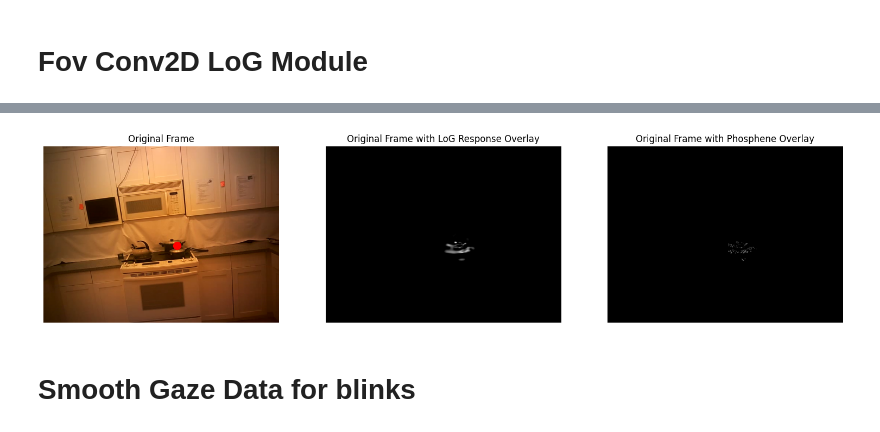
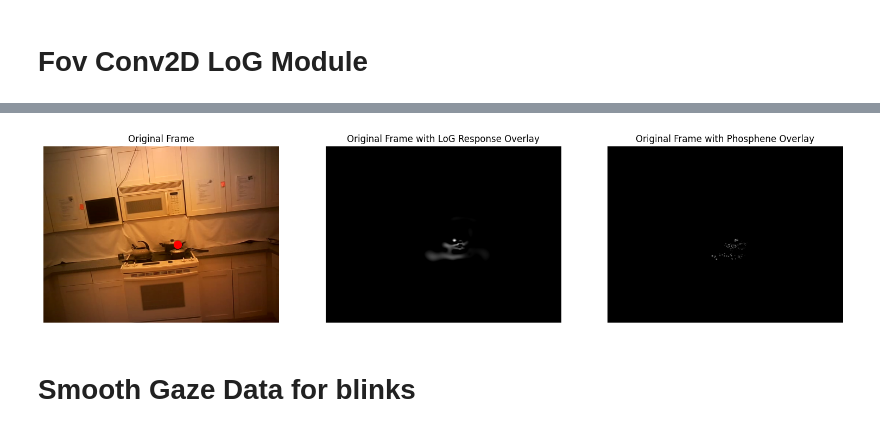
Before and after one commit to MichelleAppel/SCAPE, a Jupyter notebook: notebooks/gaze_demo.ipynb, the cells around one changed output, grey strips where cells are left out. Drawn from its saved outputs; the diff is of its cells as text; code cells hidden in the pictures.

```diff
--- a/notebooks/gaze_demo.ipynb
+++ b/notebooks/gaze_demo.ipynb
@@ -126,7 +123,7 @@ Frame 50: Gaze Point (0.57, 0.56), Gaze Type: 1
 [figure]
 # %%
 # Function to crop a 256x256 region centered on the gaze point
-def crop_frame(frame, gaze_x, gaze_y, crop_size, resize):
+def crop_frame(frame, gaze_x, gaze_y, crop_size, resize=None):
     h, w, _ = frame.shape  # Height, width of the frame
     x_center = int(gaze_x * w)  # Convert normalized gaze_x to pixel value
     y_center = int(gaze_y * h)  # Convert normalized gaze_y to pixel value
@@ -159,17 +156,17 @@ def crop_frame(frame, gaze_x, gaze_y, crop_size, resize):
     return cropped_frame
 
 # Define the frame resolution and crop size
-camera_fov = 70  # Camera field of view in degrees, this is an estimate, i can't find online what the actual fov is
+camera_fov = 50  # Camera field of view in degrees, this is an estimate, i can't find online what the actual fov is
 phosphene_fov = 16
 # based on fovs
 ratio = phosphene_fov / camera_fov
 crop_size = int(frame_width * ratio)
 print(crop_size)
-resize = 256  # Resize the cropped region to 256x256
+# resize = 256  # Resize the cropped region to 256x256
 
 # Example: Crop a 256x256 region around the gaze point
 if ret:
-    cropped = crop_frame(frame, gaze_x, gaze_y, crop_size=crop_size, resize=resize)
+    cropped = crop_frame(frame, gaze_x, gaze_y, crop_size=crop_size, resize=None)
 
     # Display the cropped region
     plt.imshow(cv2.cvtColor(cropped, cv2.COLOR_BGR2RGB))
@@ -186,6 +183,7 @@ else:
 # %%
 # Load the simulator configuration file (and adjust to preferences).
 params = utils.load_params('../config/params.yaml')
+params['run']['resolution'] = [crop_size, crop_size]
 
 # Get phosphene coordinates...
 n_phosphenes = 1024
@@ -204,8 +202,6 @@ stim = amplitude * torch.ones(n_phosphenes).cuda() # (All electrodes are activat
 simulator.reset()
 phosphenes = simulator(stim)
 
-plt.figure(figsize=(5,5))
-
 # Show the phosphene image
 plt.imshow(phosphenes.cpu(), cmap='gray')
 plt.axis('off')
@@ -440,8 +436,8 @@ from components.fov_conv2d_cont import FovConv2dCont
 view_angle = params['run']['view_angle']  # Visual field angle in degrees
 max_eccentricity = view_angle / 2  # Maximum eccentricity in degrees
 min_eccentricity = 0.001  # Minimum eccentricity in degrees
-total_phosphenes = 1024  # Total number of phosphenes
-image_size = 256  # Resolution of the visual field
+total_phosphenes = n_phosphenes  # Total number of phosphenes
+image_size = params['run']['resolution'][0]  # Resolution of the visual field
 cortex_model_params = {
     "model": "dipole",
     "k": 17.3,
@@ -588,7 +583,7 @@ xx, yy = np.meshgrid(x, y)
 grid_points = np.column_stack((xx.ravel(), yy.ravel()))  # shape [image_size^2, 2]
 
 # 1) Fit a KDE on your phosphene coords
-n_neighbors = 8
+n_neighbors = 16
 density_vals = adaptive_kde_2d(coords, grid_points, k=n_neighbors, alpha=1.0)
 kde_density_map = density_vals.reshape(image_size, image_size)
 
@@ -691,12 +686,12 @@ def overlay_phosphene(original_frame, phosphene_image, gaze_x, gaze_y, fov_camer
 
     # Get phosphene image dimensions
     phos_h, phos_w = phosphene_image.shape
-    # resize the phosphene image proportionally to the fovs
-    phos_w = int(frame_width * (fov_phosphene / fov_camera))
-    phos_h = int(frame_height * (fov_phosphene / fov_camera))
+    # # resize the phosphene image proportionally to the fovs
+    # phos_w = int(frame_width * (fov_phosphene / fov_camera))
+    # phos_h = int(frame_height * (fov_phosphene / fov_camera))
 
-    # resize the phosphene image to the new size
-    phosphene_image = cv2.resize(phosphene_image, (phos_w, phos_h))
+    # # resize the phosphene image to the new size
+    # phosphene_image = cv2.resize(phosphene_image, (phos_w, phos_h))
 
     # Compute the top-left corner of the phosphene placement
     x1 = max(0, x_center - phos_w // 2)
@@ -722,34 +717,34 @@ overlayed_response = overlay_phosphene(
     gaze_y=gaze_y,
 )
 
 overlayed_phosphenes = overlay_phosphene(
     original_frame=frame,
     phosphene_image=phosphenes.cpu().numpy(),
     gaze_x=gaze_x,
     gaze_y=gaze_y,
 )
 
 # Display the result side by side with the original frame
 plt.figure(figsize=(19, 12))
 plt.subplot(1, 3, 1)
 plt.imshow(cv2.cvtColor(frame, cv2.COLOR_BGR2RGB))
 # overlay
 plt.scatter(gaze_x_px, gaze_y_px, color='red', s=100)
 plt.title("Original Frame")
 plt.axis("off")
 
 plt.subplot(1, 3, 2)
 plt.imshow(overlayed_response, cmap="gray")
 plt.title("Original Frame with LoG Response Overlay")
 plt.axis("off")
 
 plt.subplot(1, 3, 3)
 plt.imshow(overlayed_phosphenes, cmap="gray")
 plt.title("Original Frame with Phosphene Overlay")
 plt.axis("off")
 plt.show()
 # %% [output]
-[figure, old version]
+[figure, new version]
 # %% [markdown]
 # Smooth Gaze Data for blinks
 # %%
```
Also changed, not shown: parts of 10 cells of this notebook, 1 other file.
